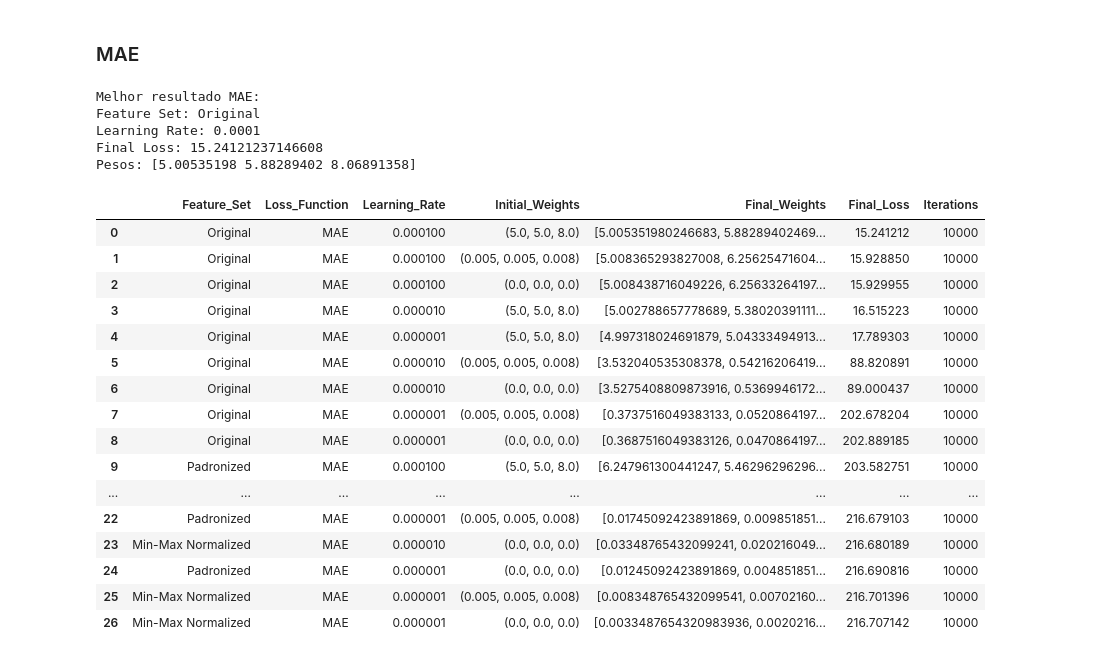
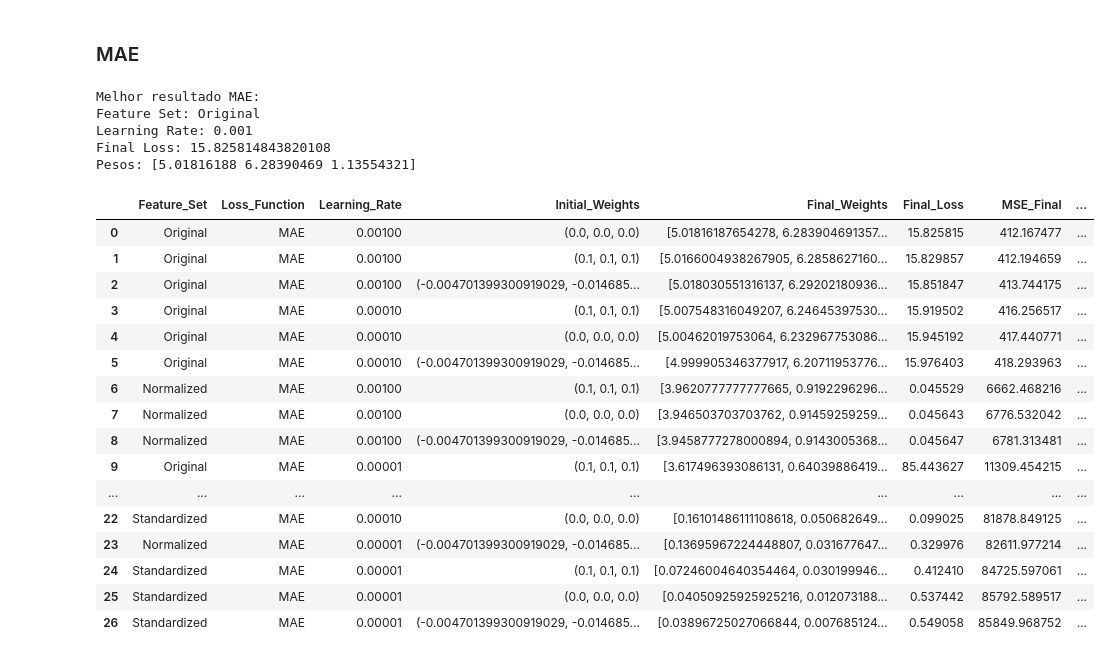
Before and after one commit to matheusssilva991/rna_tarefas_mestrado, a Jupyter notebook: src/tarefa2.ipynb, the cells around one changed output. Saved outputs shown, nothing was run; the diff lists cells and outputs as text; code cells hidden in the pictures.

```diff
--- a/src/tarefa2.ipynb
+++ b/src/tarefa2.ipynb
@@ -374,31 +338,31 @@ df_result_rmse
 # %% [markdown]
 ### MAE
 # %%
-_ = plot_best_by_loss(df_result, "MAE", df, features_normalized, features_pradonized)
+_ = plot_best_by_loss(df_result, "MAE", df, features_normalized, features_standardized, show_original_points=True)
 # %% [output]
 Melhor resultado MAE:
 Feature Set: Original
-Learning Rate: 0.0001
-Final Loss: 15.24121237146608
-Pesos: [5.00535198 5.88289402 8.06891358]
+Learning Rate: 0.001
+Final Loss: 15.825814843820108
+Pesos: [5.01816188 6.28390469 1.13554321]
 # %%
-df_result_mae = df_result[df_result['Loss_Function'] == 'MAE'].sort_values(by='Final_Loss').reset_index(drop=True)
+df_result_mae = df_result[df_result['Loss_Function'] == 'MAE'].sort_values(by='MAE_Final').reset_index(drop=True)
 df_result_mae
 # %% [output]
-|  | Feature_Set | Loss_Function | Learning_Rate | Initial_Weights | Final_Weights | Final_Loss | Iterations |
-| 0 | Original | MAE | 0.000100 | (5.0, 5.0, 8.0) | [5.005351980246683, 5.88289402469... | 15.241212 | 10000 |
-| 1 | Original | MAE | 0.000100 | (0.005, 0.005, 0.008) | [5.008365293827008, 6.25625471604... | 15.928850 | 10000 |
-| 2 | Original | MAE | 0.000100 | (0.0, 0.0, 0.0) | [5.008438716049226, 6.25633264197... | 15.929955 | 10000 |
-| 3 | Original | MAE | 0.000010 | (5.0, 5.0, 8.0) | [5.002788657778689, 5.38020391111... | 16.515223 | 10000 |
-| 4 | Original | MAE | 0.000001 | (5.0, 5.0, 8.0) | [4.997318024691879, 5.04333494913... | 17.789303 | 10000 |
-| 5 | Original | MAE | 0.000010 | (0.005, 0.005, 0.008) | [3.532040535308378, 0.54216206419... | 88.820891 | 10000 |
-| 6 | Original | MAE | 0.000010 | (0.0, 0.0, 0.0) | [3.5275408809873916, 0.5369946172... | 89.000437 | 10000 |
-| 7 | Original | MAE | 0.000001 | (0.005, 0.005, 0.008) | [0.3737516049383133, 0.0520864197... | 202.678204 | 10000 |
-| 8 | Original | MAE | 0.000001 | (0.0, 0.0, 0.0) | [0.3687516049383126, 0.0470864197... | 202.889185 | 10000 |
-| 9 | Padronized | MAE | 0.000100 | (5.0, 5.0, 8.0) | [6.247961300441247, 5.46296296296... | 203.582751 | 10000 |
-| ... | ... | ... | ... | ... | ... | ... | ... |
-| 22 | Padronized | MAE | 0.000001 | (0.005, 0.005, 0.008) | [0.01745092423891869, 0.009851851... | 216.679103 | 10000 |
-| 23 | Min-Max Normalized | MAE | 0.000010 | (0.0, 0.0, 0.0) | [0.03348765432099241, 0.020216049... | 216.680189 | 10000 |
-| 24 | Padronized | MAE | 0.000001 | (0.0, 0.0, 0.0) | [0.01245092423891869, 0.004851851... | 216.690816 | 10000 |
-| 25 | Min-Max Normalized | MAE | 0.000001 | (0.005, 0.005, 0.008) | [0.008348765432099541, 0.00702160... | 216.701396 | 10000 |
-| 26 | Min-Max Normalized | MAE | 0.000001 | (0.0, 0.0, 0.0) | [0.0033487654320983936, 0.0020216... | 216.707142 | 10000 |
+|  | Feature_Set | Loss_Function | Learning_Rate | Initial_Weights | Final_Weights | Final_Loss | MSE_Final | ... |
+| 0 | Original | MAE | 0.00100 | (0.0, 0.0, 0.0) | [5.01816187654278, 6.283904691357... | 15.825815 | 412.167477 | ... |
+| 1 | Original | MAE | 0.00100 | (0.1, 0.1, 0.1) | [5.0166004938267905, 6.2858627160... | 15.829857 | 412.194659 | ... |
+| 2 | Original | MAE | 0.00100 | (-0.004701399300919029, -0.014685... | [5.018030551316137, 6.29202180936... | 15.851847 | 413.744175 | ... |
+| 3 | Original | MAE | 0.00010 | (0.1, 0.1, 0.1) | [5.007548316049207, 6.24645397530... | 15.919502 | 416.256517 | ... |
+| 4 | Original | MAE | 0.00010 | (0.0, 0.0, 0.0) | [5.00462019753064, 6.232967753086... | 15.945192 | 417.440771 | ... |
+| 5 | Original | MAE | 0.00010 | (-0.004701399300919029, -0.014685... | [4.999905346377917, 6.20711953776... | 15.976403 | 418.293963 | ... |
+| 6 | Normalized | MAE | 0.00100 | (0.1, 0.1, 0.1) | [3.9620777777777665, 0.9192296296... | 0.045529 | 6662.468216 | ... |
+| 7 | Normalized | MAE | 0.00100 | (0.0, 0.0, 0.0) | [3.946503703703762, 0.91459259259... | 0.045643 | 6776.532042 | ... |
+| 8 | Normalized | MAE | 0.00100 | (-0.004701399300919029, -0.014685... | [3.9458777278000894, 0.9143005368... | 0.045647 | 6781.313481 | ... |
+| 9 | Original | MAE | 0.00001 | (0.1, 0.1, 0.1) | [3.617496393086131, 0.64039886419... | 85.443627 | 11309.454215 | ... |
+| ... | ... | ... | ... | ... | ... | ... | ... | ... |
+| 22 | Standardized | MAE | 0.00010 | (0.0, 0.0, 0.0) | [0.16101486111108618, 0.050682649... | 0.099025 | 81878.849125 | ... |
+| 23 | Normalized | MAE | 0.00001 | (-0.004701399300919029, -0.014685... | [0.13695967224448807, 0.031677647... | 0.329976 | 82611.977214 | ... |
+| 24 | Standardized | MAE | 0.00001 | (0.1, 0.1, 0.1) | [0.07246004640354464, 0.030199946... | 0.412410 | 84725.597061 | ... |
+| 25 | Standardized | MAE | 0.00001 | (0.0, 0.0, 0.0) | [0.04050925925925216, 0.012073188... | 0.537442 | 85792.589517 | ... |
+| 26 | Standardized | MAE | 0.00001 | (-0.004701399300919029, -0.014685... | [0.03896725027066844, 0.007685124... | 0.549058 | 85849.968752 | ... |
```
Also changed, not shown: parts of 10 cells of this notebook, 8 other files.
